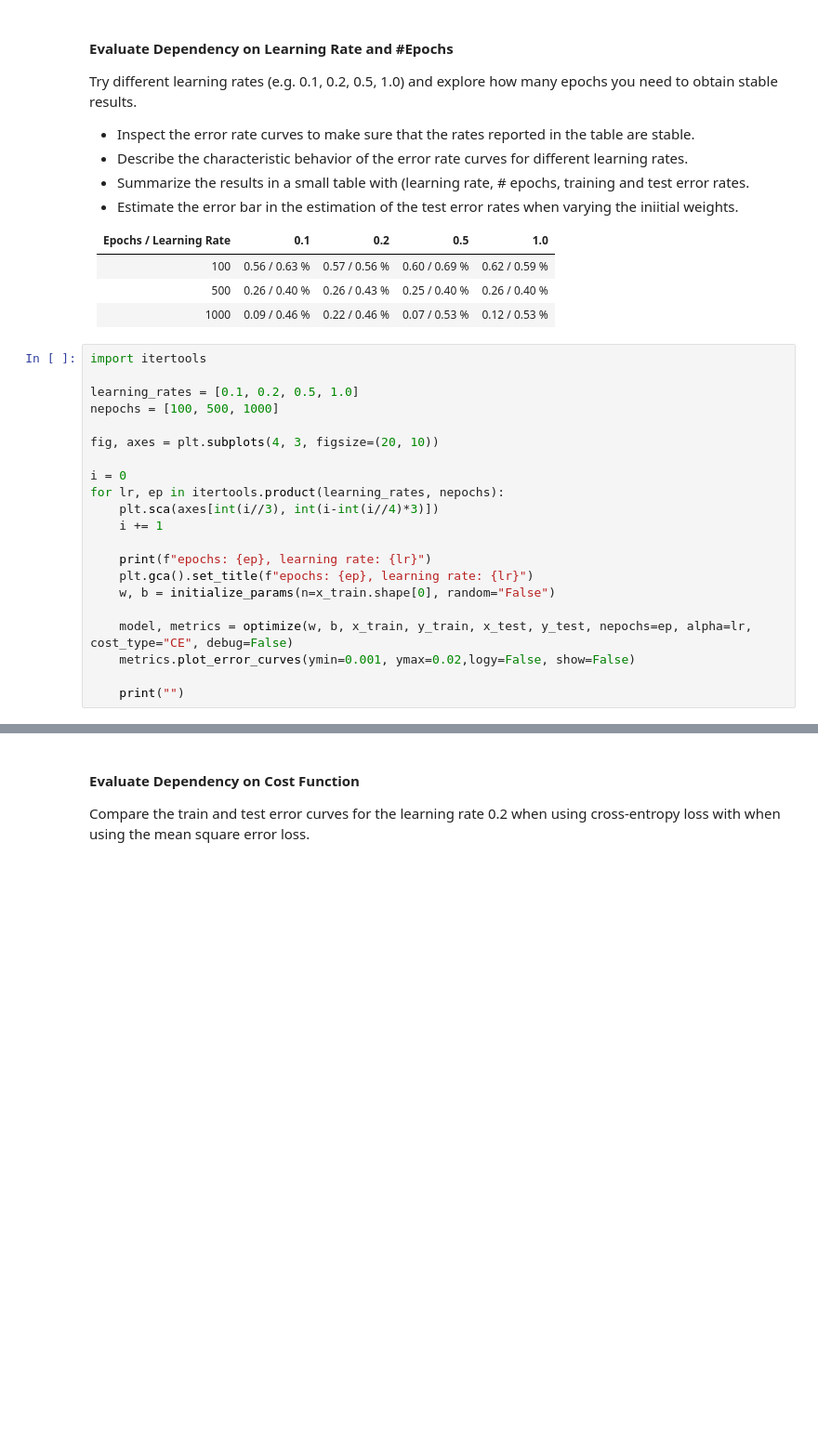
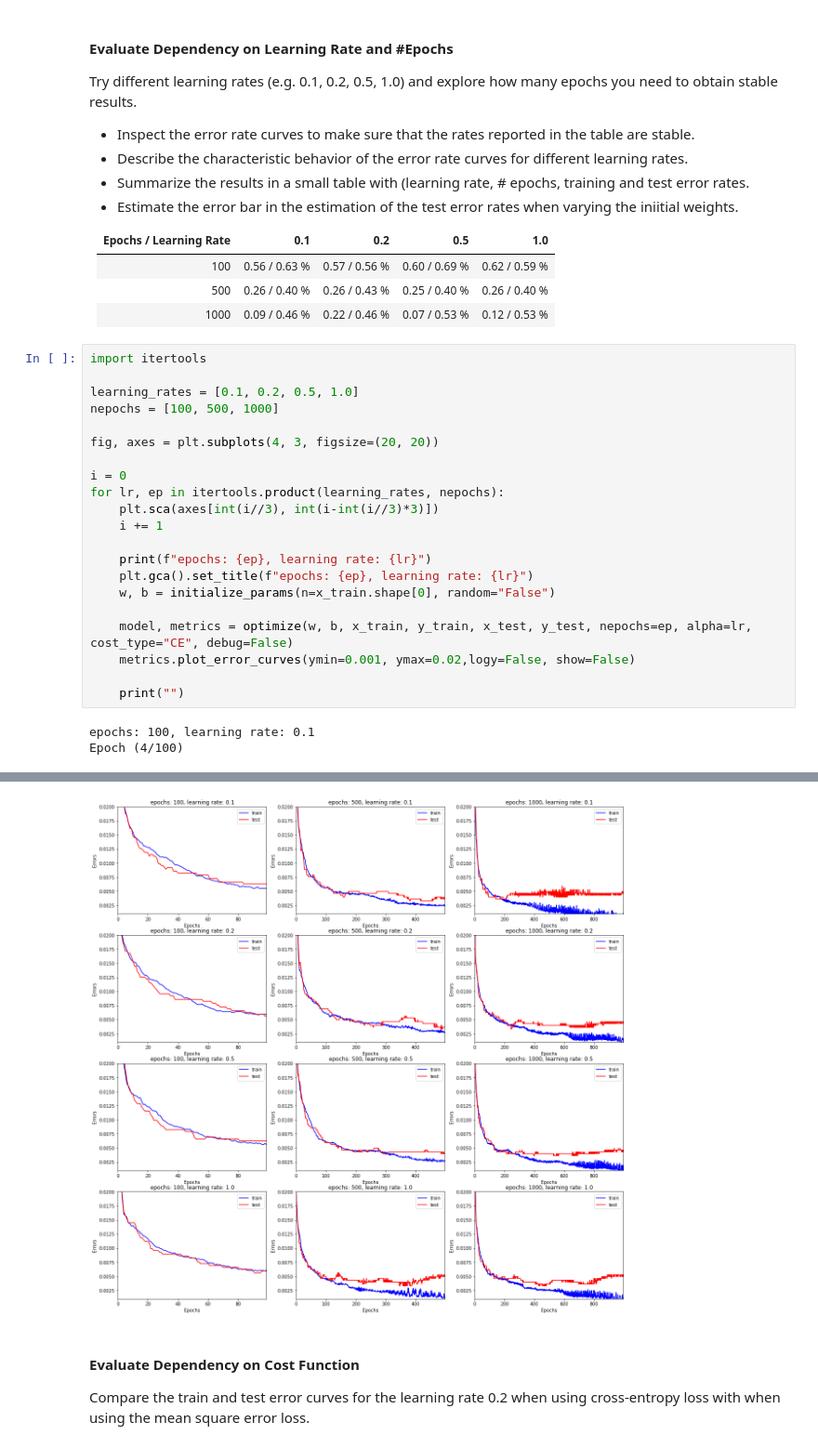
Before and after one commit to FabianGroeger96/mse-deep-learning, a Jupyter notebook: SW02/MNIST_Binary_batchgd_stud.ipynb, the cells around one changed output, grey strips where cells are left out. Shown: that part at 93% size. Cells and saved outputs as stored; diff of their text form; blank space fills up the shorter version.

```diff
--- a/SW02/MNIST_Binary_batchgd_stud.ipynb
+++ b/SW02/MNIST_Binary_batchgd_stud.ipynb
@@ -866,11 +863,11 @@ import itertools
 learning_rates = [0.1, 0.2, 0.5, 1.0]
 nepochs = [100, 500, 1000]
 
-fig, axes = plt.subplots(4, 3, figsize=(20, 10))
+fig, axes = plt.subplots(4, 3, figsize=(20, 20))
 
 i = 0
 for lr, ep in itertools.product(learning_rates, nepochs):
-    plt.sca(axes[int(i//3), int(i-int(i//4)*3)])
+    plt.sca(axes[int(i//3), int(i-int(i//3)*3)])
     i += 1
 
     print(f"epochs: {ep}, learning rate: {lr}")
@@ -881,3 +878,6 @@ for lr, ep in itertools.product(learning_rates, nepochs):
     metrics.plot_error_curves(ymin=0.001, ymax=0.02,logy=False, show=False)
 
     print("")
+# %% [output]
+epochs: 100, learning rate: 0.1
+Epoch (4/100)
@@ -884,3 +901,4 @@ for lr, ep in itertools.product(learning_rates, nepochs):
+[figure, added]
 # %% [markdown]
 #### Evaluate Dependency on Cost Function
 
```
Also changed, not shown: parts of 9 cells of this notebook, 1 other file.
